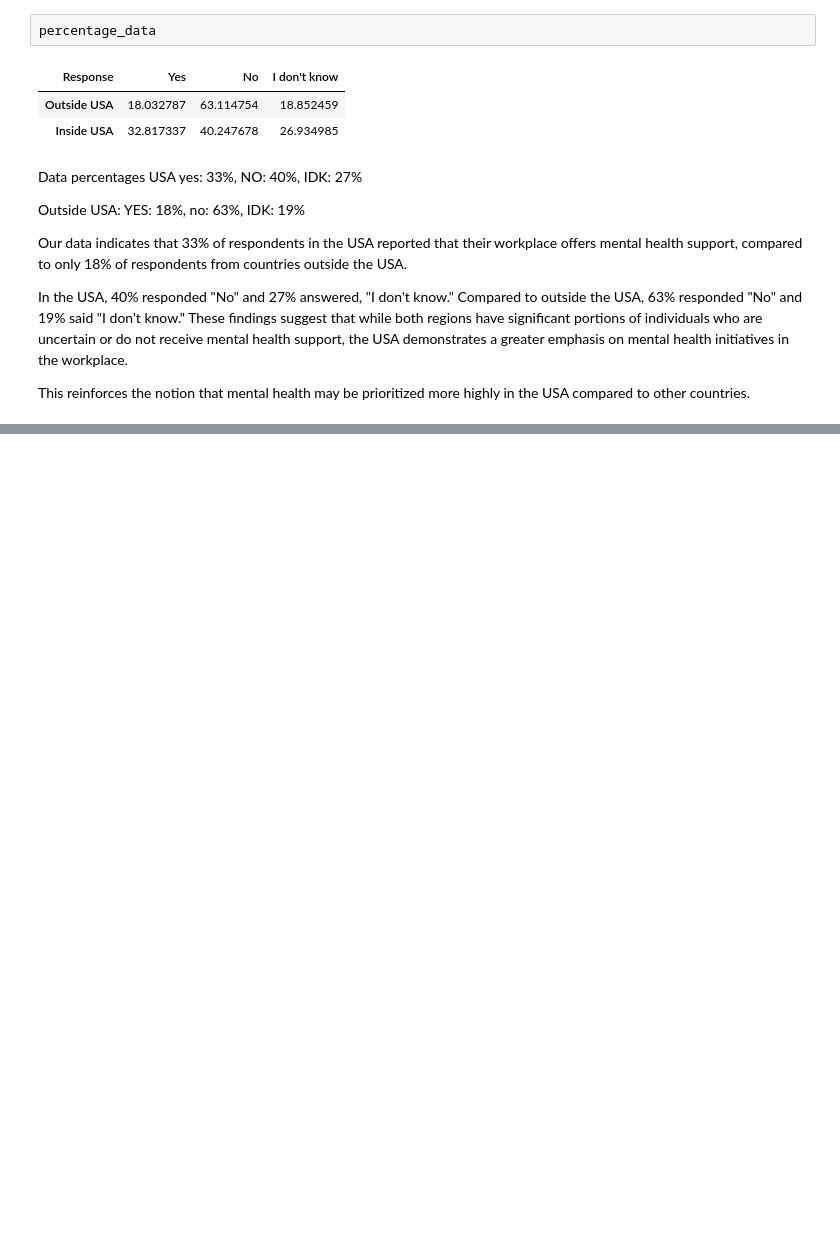
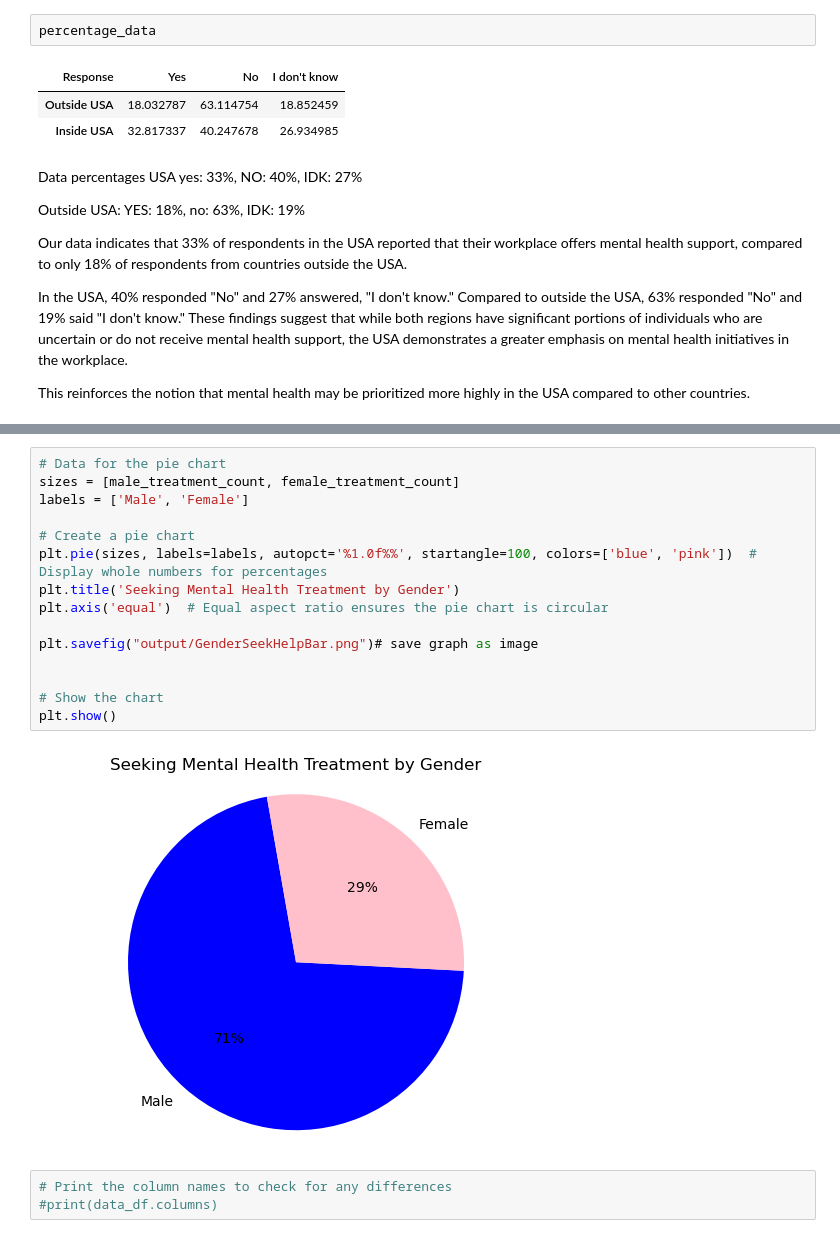
Before and after one commit to Keegawho198/Project-1_Mental-Health, a Jupyter notebook: Mental Health.ipynb, the cells around one changed output, grey strips where cells are left out. Cells and saved outputs as stored; diff of their text form; blank space fills up the shorter version.

```diff
--- a/Mental Health.ipynb
+++ b/Mental Health.ipynb
@@ -903,0 +971,20 @@ This reinforces the notion that mental health may be prioritized more highly in
+# %%
+# Data for the pie chart
+sizes = [male_treatment_count, female_treatment_count]
+labels = ['Male', 'Female']
+
+# Create a pie chart
+plt.pie(sizes, labels=labels, autopct='%1.0f%%', startangle=100, colors=['blue', 'pink'])  # Display whole numbers for percentages
+plt.title('Seeking Mental Health Treatment by Gender')
+plt.axis('equal')  # Equal aspect ratio ensures the pie chart is circular
+
+plt.savefig("output/GenderSeekHelpBar.png")# save graph as image
+
+
+# Show the chart
+plt.show()
+# %% [output]
+[figure, added]
+# %%
+# Print the column names to check for any differences
+#print(data_df.columns)
```
Also changed, not shown: parts of 8 cells of this notebook, 2 other files.
